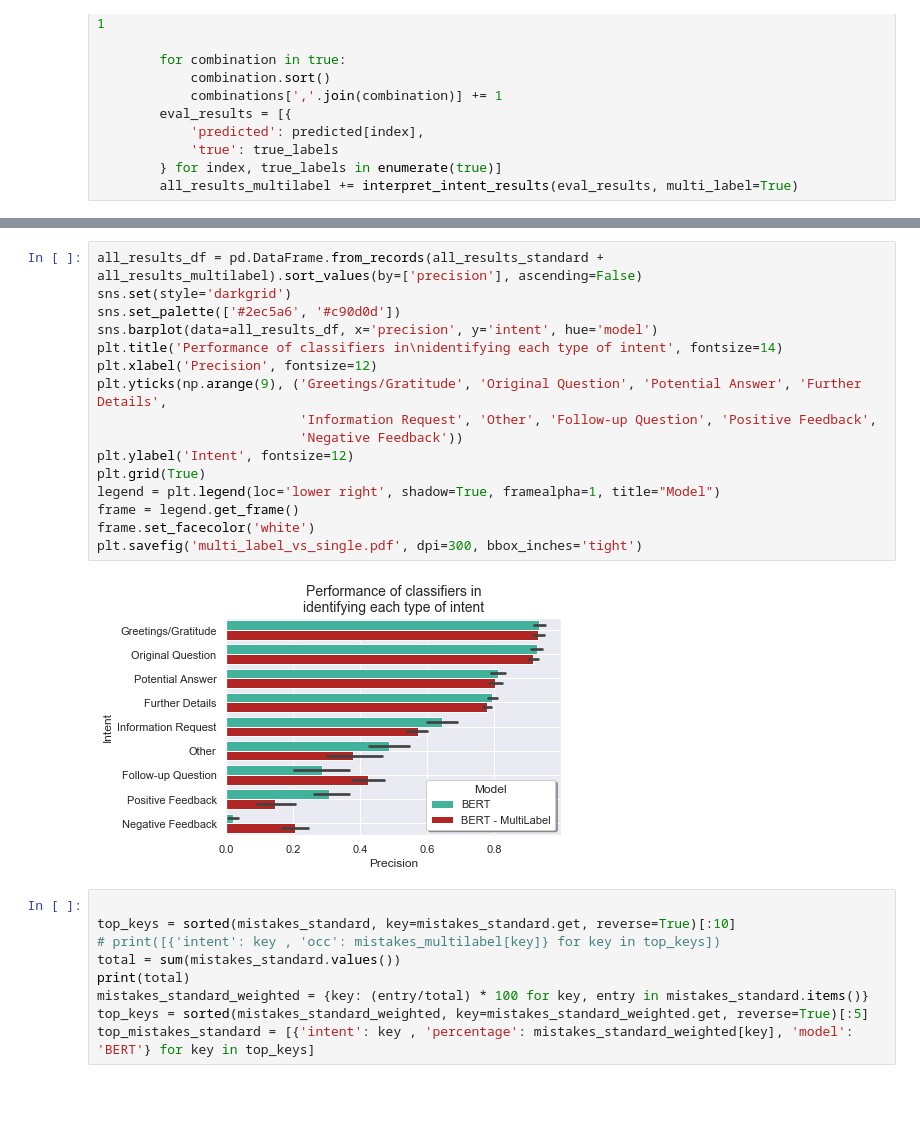
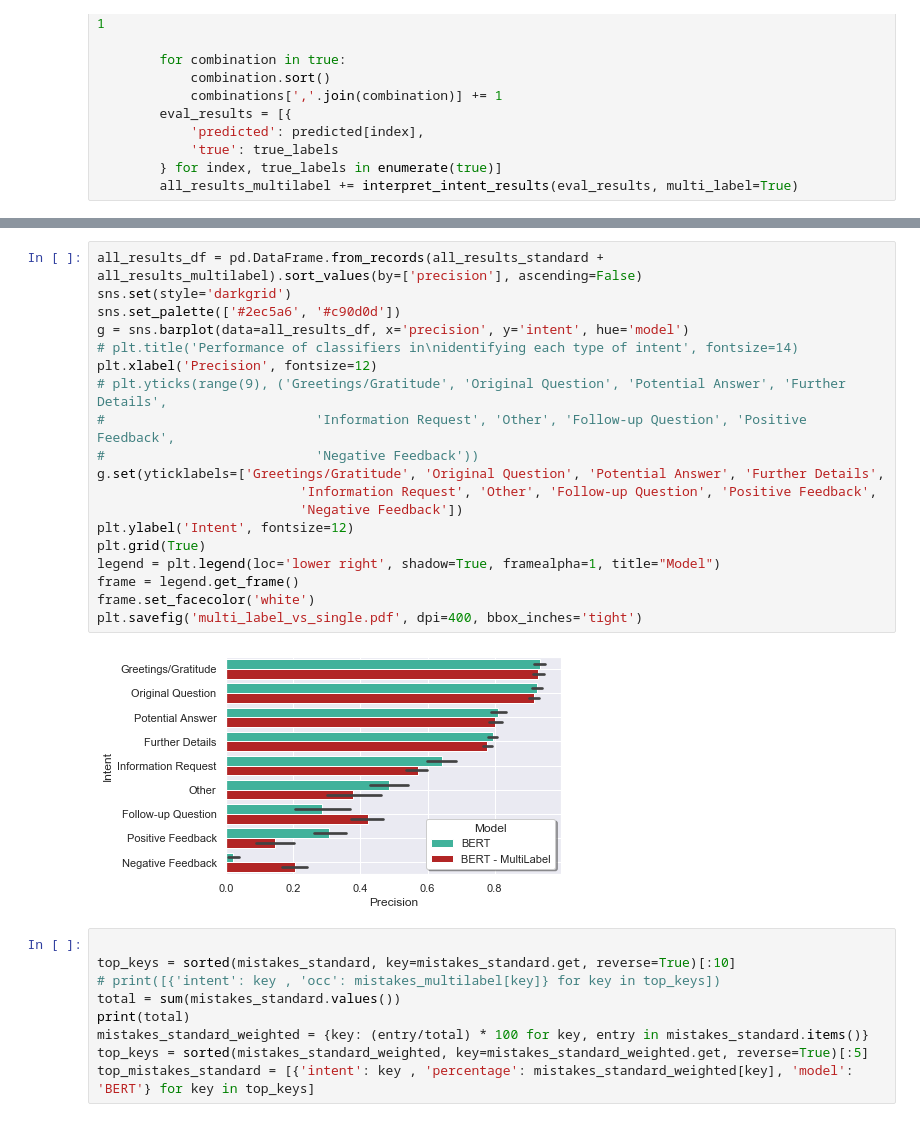
Before and after one commit to alexanderblnf/NeuralResponseRankingMTL, a Jupyter notebook: Visualizations.ipynb, the cells around one changed output, grey strips where cells are left out. Cells and saved outputs as stored; diff of their text form; blank space fills up the shorter version.

```diff
--- a/Visualizations.ipynb
+++ b/Visualizations.ipynb
@@ -347,21 +386,24 @@ for iter in range(10):
 # %%
 all_results_df = pd.DataFrame.from_records(all_results_standard + all_results_multilabel).sort_values(by=['precision'], ascending=False)
 sns.set(style='darkgrid')
 sns.set_palette(['#2ec5a6', '#c90d0d'])
-sns.barplot(data=all_results_df, x='precision', y='intent', hue='model')
-plt.title('Performance of classifiers in\nidentifying each type of intent', fontsize=14)
+g = sns.barplot(data=all_results_df, x='precision', y='intent', hue='model')
+# plt.title('Performance of classifiers in\nidentifying each type of intent', fontsize=14)
 plt.xlabel('Precision', fontsize=12)
-plt.yticks(np.arange(9), ('Greetings/Gratitude', 'Original Question', 'Potential Answer', 'Further Details',
+# plt.yticks(range(9), ('Greetings/Gratitude', 'Original Question', 'Potential Answer', 'Further Details',
+#                           'Information Request', 'Other', 'Follow-up Question', 'Positive Feedback',
+#                           'Negative Feedback'))
+g.set(yticklabels=['Greetings/Gratitude', 'Original Question', 'Potential Answer', 'Further Details',
                           'Information Request', 'Other', 'Follow-up Question', 'Positive Feedback',
-                          'Negative Feedback'))
+                          'Negative Feedback'])
 plt.ylabel('Intent', fontsize=12)
 plt.grid(True)
 legend = plt.legend(loc='lower right', shadow=True, framealpha=1, title="Model")
 frame = legend.get_frame()
 frame.set_facecolor('white')
-plt.savefig('multi_label_vs_single.pdf', dpi=300, bbox_inches='tight')
+plt.savefig('multi_label_vs_single.pdf', dpi=400, bbox_inches='tight')
 # %% [output]
-[figure, old version]
+[figure, new version]
 # %%
 
 top_keys = sorted(mistakes_standard, key=mistakes_standard.get, reverse=True)[:10]
```
Also changed, not shown: parts of 16 cells of this notebook, 1 other file.
